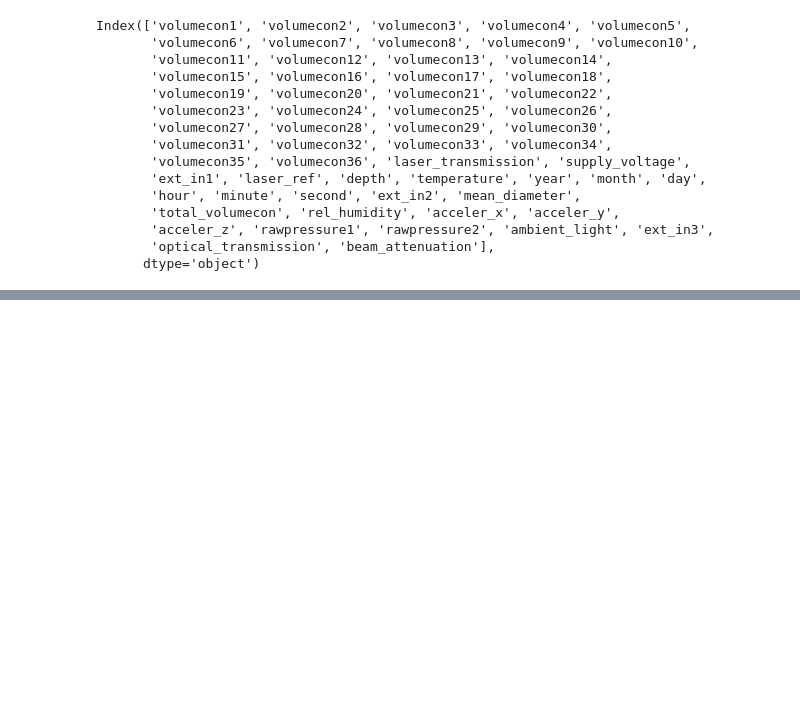
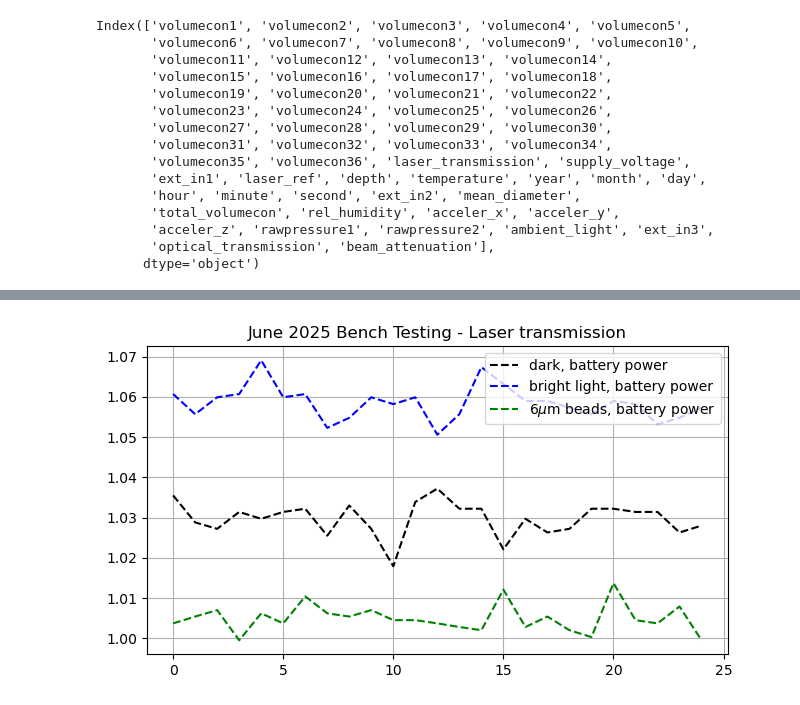
Before and after one commit to cooleyky/prtsz_deep_dive, a Jupyter notebook: 02-lisst-bench-test-transmission.ipynb, the cells around one changed output, grey strips where cells are left out. Drawn from its saved outputs; the diff is of its cells as text; code cells hidden in the pictures; blank space fills up the shorter version.

```diff
--- a/02-lisst-bench-test-transmission.ipynb
+++ b/02-lisst-bench-test-transmission.ipynb
@@ -138,4 +145,7 @@ fig1, ax1 = plot_lisst('optical_transmission', all_lisst_data)
 # %%
 # Plot laser transmission
+fig2, ax2 = plot_lisst('laser_transmission', all_lisst_data, power_supply="battery")
+# %% [output]
+[figure, added]
 # %%
 # Plot laser reference
```
Also changed, not shown: parts of 21 cells of this notebook, 1 other file.
